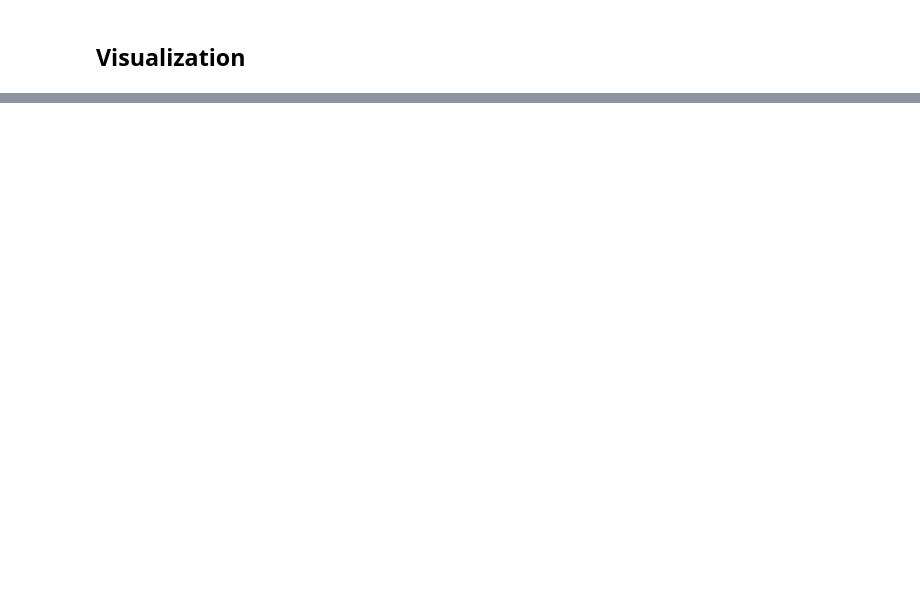
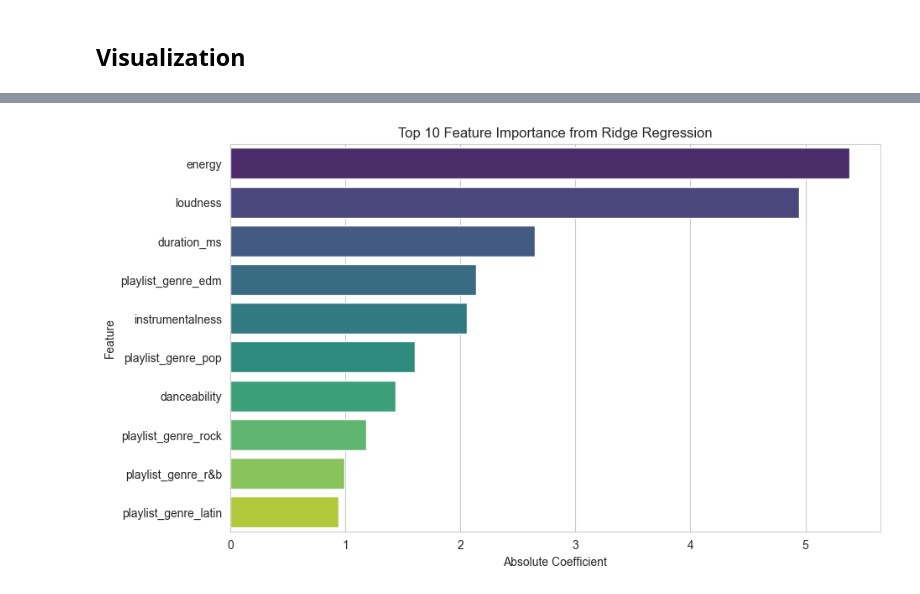
Before and after one commit to EzioA666/BA476, a Jupyter notebook: Group Project/BA476 Group Project.ipynb, the cells around one changed output, grey strips where cells are left out. Drawn from its saved outputs; the diff is of its cells as text; code cells hidden in the pictures; blank space fills up the shorter version.

Commit message:
new graph

```diff
--- a/Group Project/BA476 Group Project.ipynb
+++ b/Group Project/BA476 Group Project.ipynb
@@ -202,0 +203,28 @@ plt.show()
+# %%
+# Get the feature names after one-hot encoding (from previous code)
+feature_names = list(X.columns)
+
+# Get the coefficients from the Ridge regression model
+ridge_coefficients = ridge_reg.coef_
+
+# Create a DataFrame of features and their corresponding coefficients
+feature_importance = pd.DataFrame({
+    'Feature': feature_names,
+    'Coefficient': ridge_coefficients
+})
+
+# Calculate the absolute value of the coefficients for ranking
+feature_importance['abs_coefficient'] = feature_importance['Coefficient'].abs()
+
+# Sort the features by the absolute value of their coefficient
+feature_importance = feature_importance.sort_values(by='abs_coefficient', ascending=False)
+
+# Plotting feature importance
+plt.figure(figsize=(10, 6))
+sns.barplot(data=feature_importance.head(10), x='abs_coefficient', y='Feature', palette='viridis')
+plt.title('Top 10 Feature Importance from Ridge Regression')
+plt.xlabel('Absolute Coefficient')
+plt.ylabel('Feature')
+plt.show()
+# %% [output]
+[figure, added]
```
Also changed, not shown: parts of 4 cells of this notebook, 2 other files.
